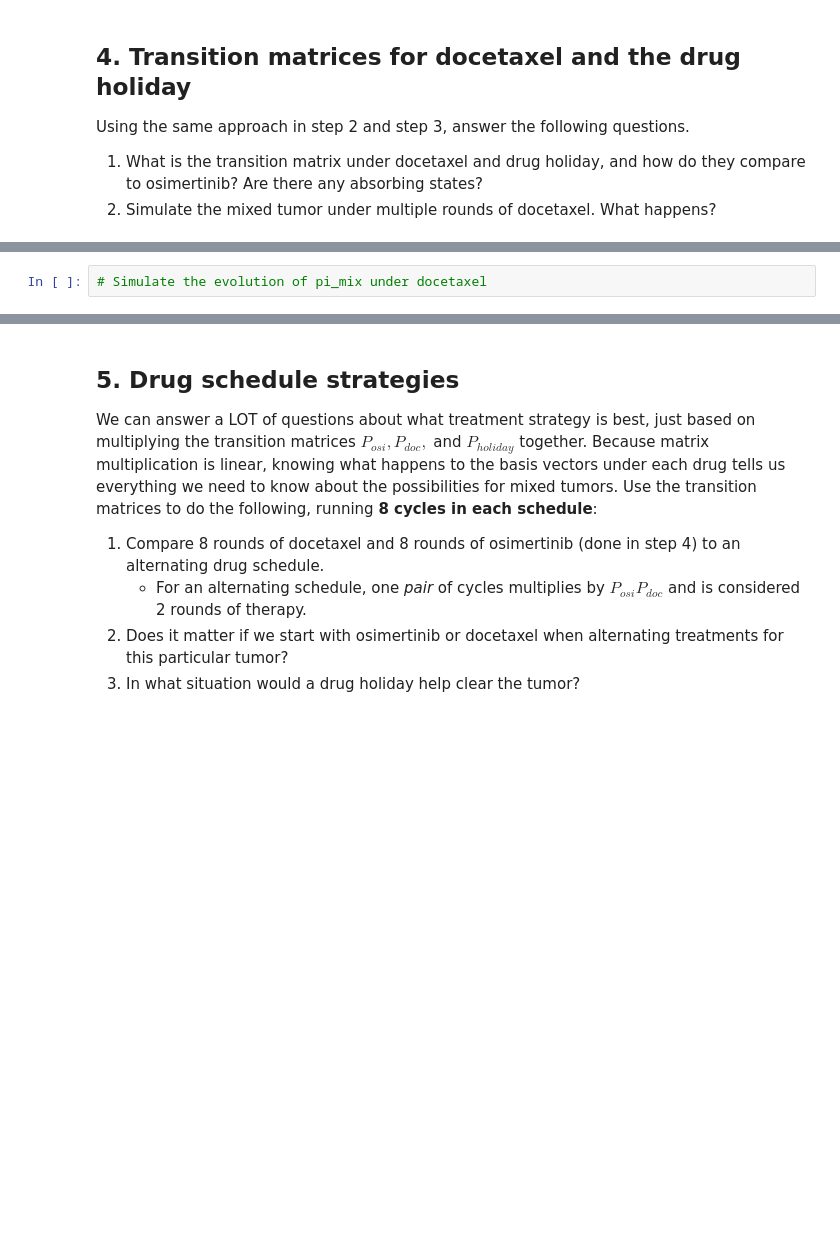
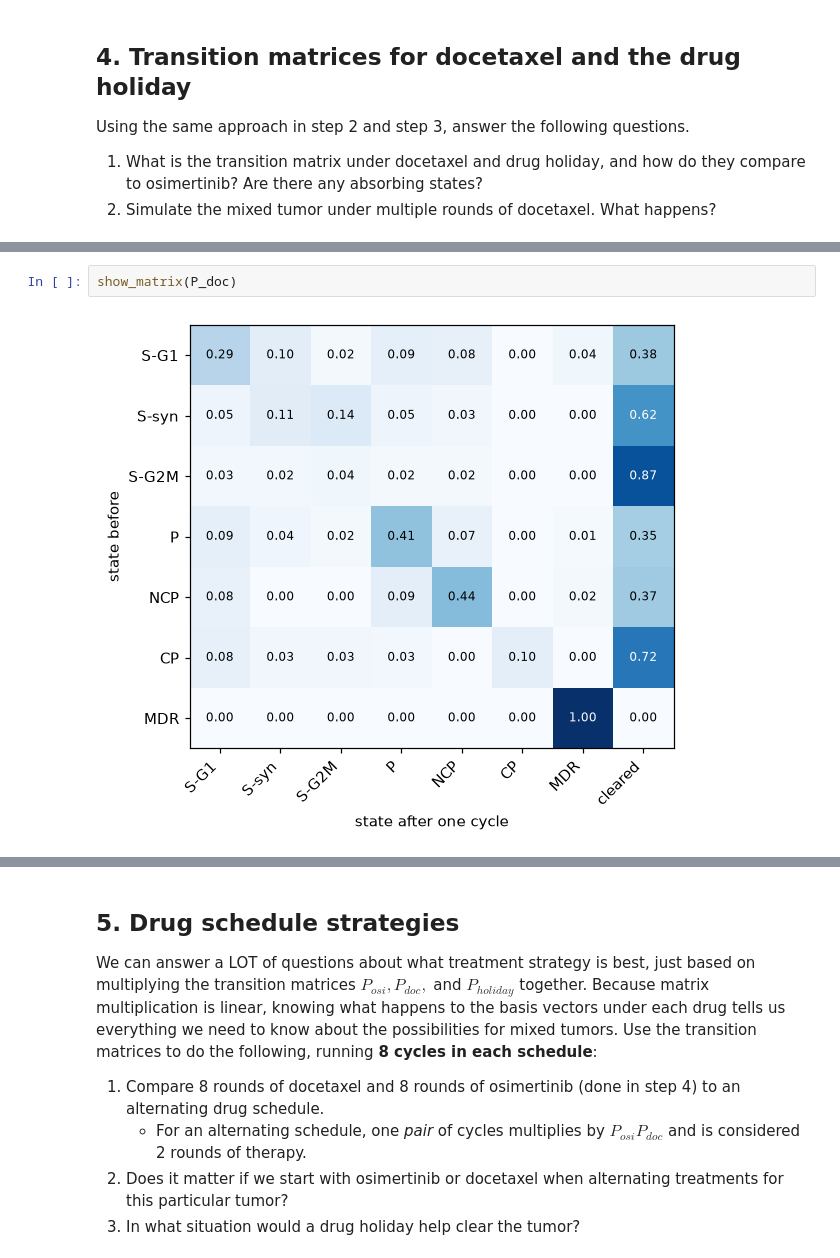
Before and after one commit to ajkrays/UU_F26_templates, a Jupyter notebook: Week10/thursday_lab/Lab09_markov_chain.ipynb, the cells around one changed output, grey strips where cells are left out. Cells and saved outputs as stored; diff of their text form; blank space fills up the shorter version.

```diff
--- a/Week10/thursday_lab/Lab09_markov_chain.ipynb
+++ b/Week10/thursday_lab/Lab09_markov_chain.ipynb
@@ -250,2 +421,4 @@ P_holiday = ...   # TODO
-# %%
-# Simulate the evolution of pi_mix under docetaxel
+# %%
+show_matrix(P_doc)
+# %% [output]
+[figure, added]
```
Also changed, not shown: parts of 118 cells of this notebook.
